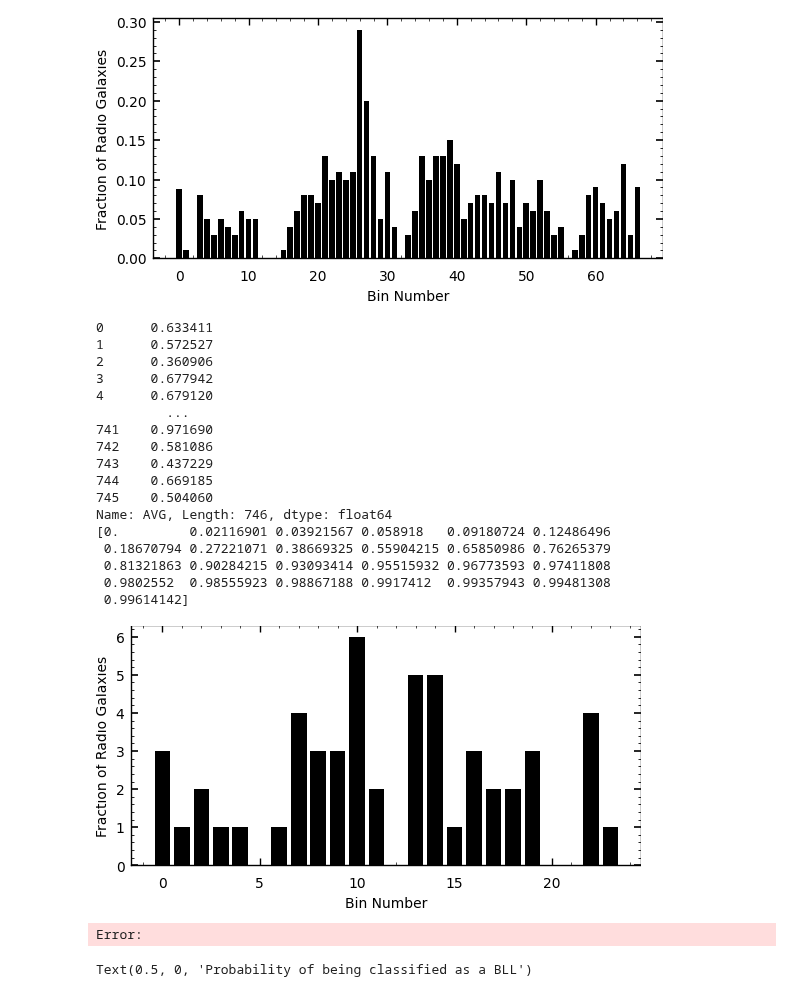
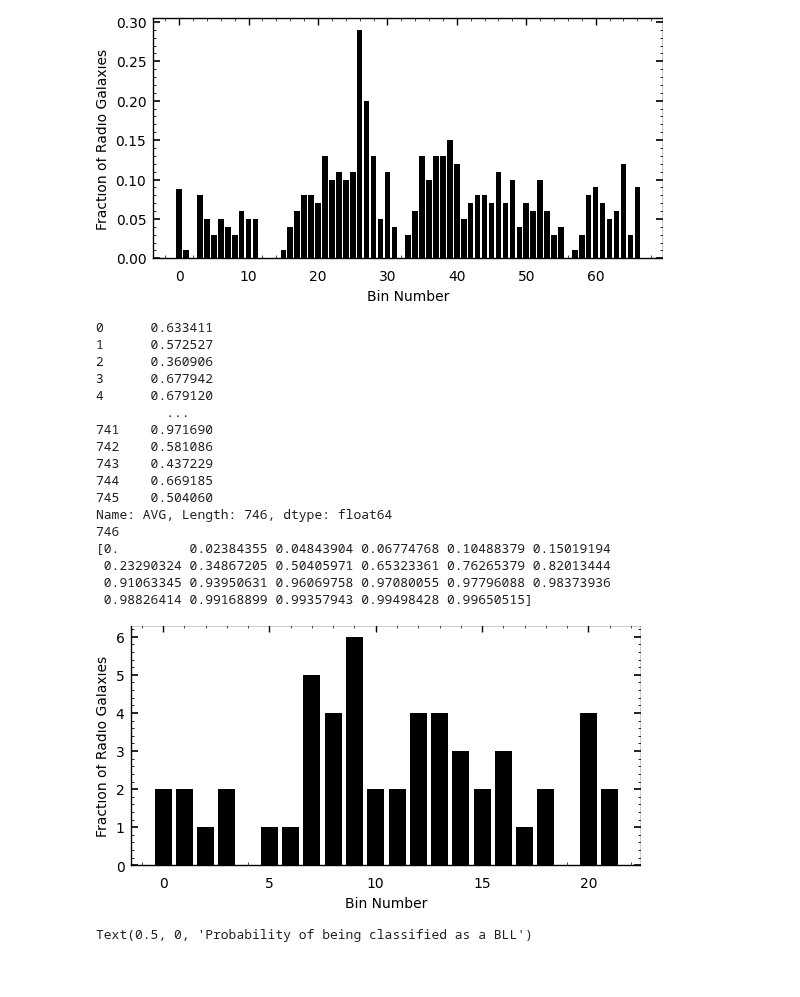
Before and after one commit to IoanPJ/Final_year_project_IMPJ, a Jupyter notebook: ML/separability_of_variables.ipynb, the cells around one changed output. Drawn from its saved outputs; the diff is of its cells as text; code cells hidden in the pictures.

```diff
--- a/ML/separability_of_variables.ipynb
+++ b/ML/separability_of_variables.ipynb
@@ -344,9 +344,9 @@ y_probs=probarray
 y_probs_ascending=np.sort(probarray)
 y_probs_descending=np.flip(y_probs_ascending)
 classes=np.array(allprobs['CLASS'])
-
+print(len(y_probs))
 count = 0
-bin_size = 30
+bin_size = 33
 cutoff_prob_a = np.array([0])
 cutoff_prob_d = np.array([1])
 #print(y_probs_ascending)
@@ -379,39 +379,39 @@ totals_asc = pd.DataFrame((np.array([np.zeros(n_bins),lowerbounds, upperbounds,n
 for i in range(0,n_bins): # iterates over each bin in the set
         n_rdg = bins.loc[(bins['bin_n_ascending']==i) & (bins['classes']==3)]
         n_bll = bins.loc[(bins['bin_n_ascending']==i) & (bins['classes']==0)]
         n_fsrq = bins.loc[(bins['bin_n_ascending']==i) & (bins['classes']==1)]
         tot = len(n_rdg)+len(n_bll)+len(n_fsrq)
         #print(f'n_rdg is {len(n_rdg)} from {tot} in ascending bin {i}')
         totals_asc['Bin (asc)'][i] = i
         totals_asc['RDG Count'][i] = len(n_rdg)
         totals_asc['Total Count'][i] = tot
         totals_asc['Frac'][i] = len(n_rdg)/tot
 
 #totals_asc.to_csv('..\\Search Area Results\\iteration_10')
 fig, ax = plt.subplots()
 ax.bar(totals_asc['Bin (asc)'],totals_asc['RDG Count'])
 ax.set_xlabel('Bin Number')
 ax.set_ylabel('Fraction of Radio Galaxies')
 totals_asc.to_csv('totals_asc.csv')
 # %% [output]
 0      0.633411
 1      0.572527
 2      0.360906
 3      0.677942
 4      0.679120
          ...
 741    0.971690
 742    0.581086
 743    0.437229
 744    0.669185
 745    0.504060
 Name: AVG, Length: 746, dtype: float64
-[0.         0.02116901 0.03921567 0.058918   0.09180724 0.12486496
- 0.18670794 0.27221071 0.38669325 0.55904215 0.65850986 0.76265379
- 0.81321863 0.90284215 0.93093414 0.95515932 0.96773593 0.97411808
- 0.9802552  0.98555923 0.98867188 0.9917412  0.99357943 0.99481308
- 0.99614142]
+746
+[0.         0.02384355 0.04843904 0.06774768 0.10488379 0.15019194
+ 0.23290324 0.34867205 0.50405971 0.65323361 0.76265379 0.82013444
+ 0.91063345 0.93950631 0.96069758 0.97080055 0.97796088 0.98373936
+ 0.98826414 0.99168899 0.99357943 0.99498428 0.99650515]
-[figure, old version]
+[figure, new version]
 # %%
 
 from scipy.stats import fit, norm, chisquare, goodness_of_fit, lognorm, t,beta, cosine, uniform
@@ -432,8 +432,6 @@ fitresultsdf.to_csv('fit_results.csv')
 plt.show()
 
 #print(np.max(dummydata))
-# %% [output]
-Error:
 # %%
 
 
```
Also changed, not shown: parts of 1 cell of this notebook, 26 other files.
